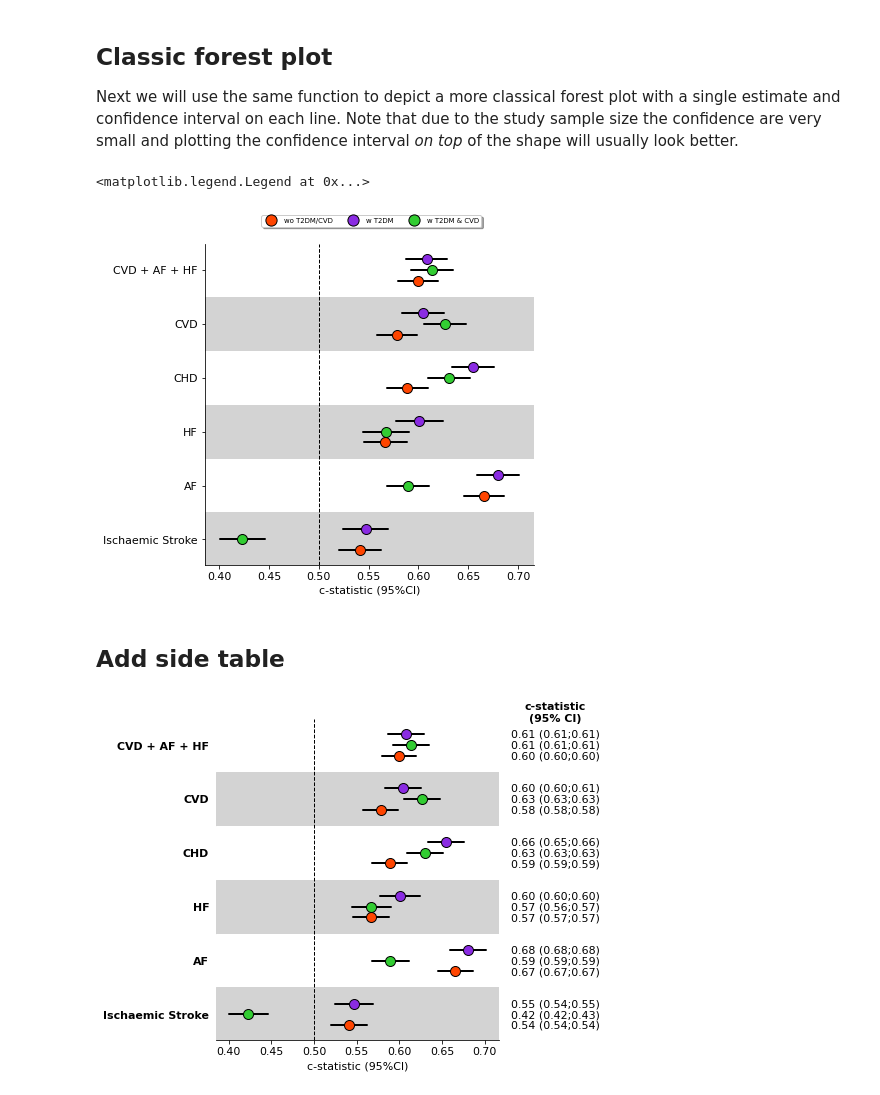
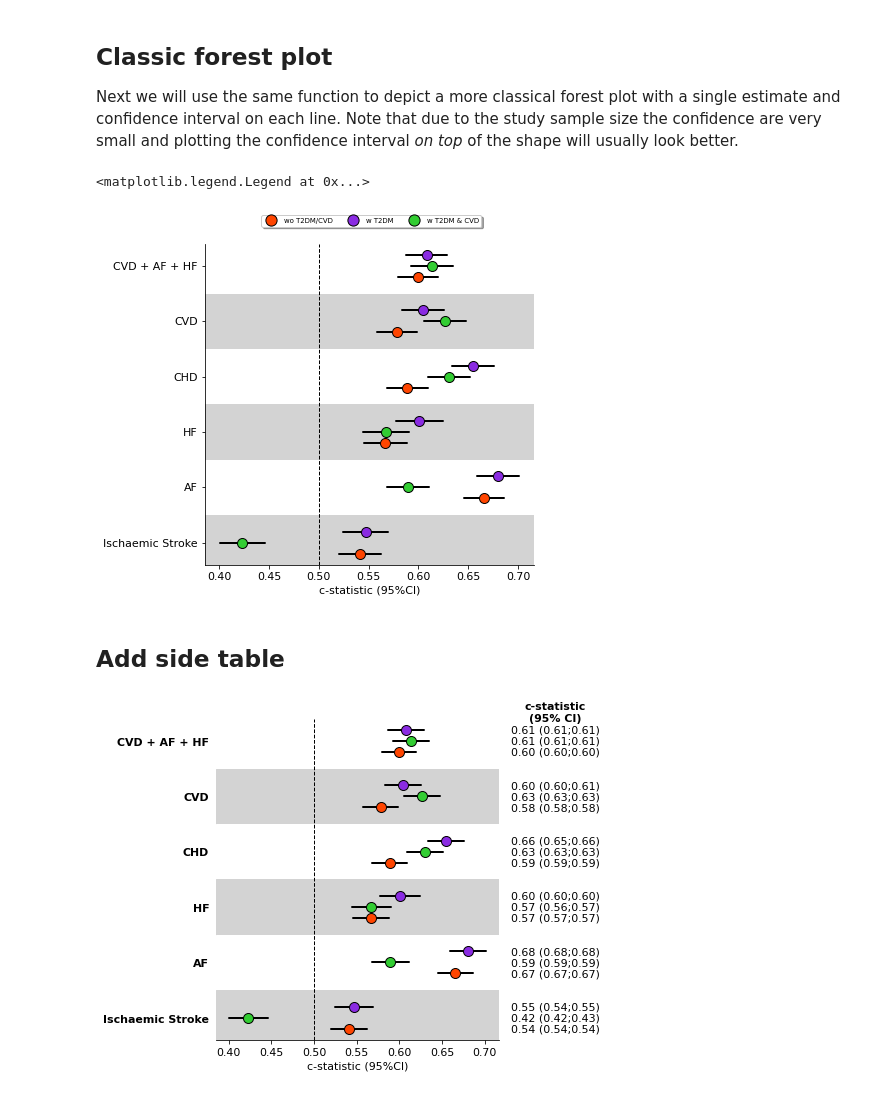
Before and after one commit to afschmidt/plot-misc, a Jupyter notebook: resources/examples/forestplot.ipynb, the cells around one changed output. Cells and saved outputs as stored; diff of their text form; code cells hidden in the pictures.

```diff
--- a/resources/examples/forestplot.ipynb
+++ b/resources/examples/forestplot.ipynb
@@ -26,7 +26,8 @@ combined.sort_values(['evaluated_outcome','subgroup_name'],  inplace=True)
 sort_dict = {'CVD + AF + HF': 0, 'CVD': 1, 'CHD': 2, 'Ischaemic Stroke': 5,
              'HF': 3, 'AF': 4}
 combined = forest._assign_distance(combined, group='evaluated_outcome', strata='model',
-                            sort_dict=sort_dict, between_pad=6)
+                            sort_dict=sort_dict, between_pad=6,
+                                )
 
 # add colours and shape
 combined['col'] = combined.subgroup_name.map(COL_DICT)
@@ -101,40 +105,40 @@ f, ax = plt.subplots(1, figsize=(15*CMTOINCH, 15*CMTOINCH))
 _, ax = forest.plot_forest(df=single, x_col='test_cstatistic', lb_col='test_cstatistic_lb',
                            ub_col='test_cstatistic_ub', s_col='shape', c_col='col', ci_colour='black',
                            g_col='evaluated_outcome', shape_size= 100, ci_lwd=2,
-                           ax=ax,
+                           ax=ax, ylim=(-1,57),
                            kwargs_scatter_dict={'edgecolors':'black'},
                            # plotting the confidence intervals behind the dots, and rounding the lines ends
                            kwargs_plot_ci_dict={'zorder':1, 'solid_capstyle':'round',
                                                'linestyle':'-'}
                           )
 
 # change format
 ax.spines['right'].set_visible(False)
 ax.spines['top'].set_visible(False)
 ax.set_xlabel('c-statistic (95%CI)', fontsize=11)
 ax.tick_params('both', labelsize=11)
 ax.axvline(0.5, linewidth=1, linestyle='--', c='black')
 #ax.set_xlim([0.55, 0.60])
 
 # legend
 COL_val = list(COL_DICT.values())
 COL_key = list(COL_DICT.keys())
 leg_handles = []
 
 for i in range(len(COL_key)):
     leg_handles = leg_handles +  [
         Line2D([0], [0], marker='o', color=COL_val[i],
                markersize=14, markeredgecolor='black', lw=0,
                label=COL_key[i]
               )
     ]
 
 ax.legend(handles=leg_handles , ncol=3, bbox_to_anchor=(0.85, 1.10),
           fancybox=True, shadow=True, fontsize='x-small', markerscale=0.8
          )
 # %% [output]
 <matplotlib.legend.Legend at 0x...>
-[figure, old version]
+[figure, new version]
 # %% [markdown]
 ## Add side table
 # %%
@@ -151,7 +155,7 @@ _, _ = forest.plot_forest(df=single, x_col='test_cstatistic',
                            ub_col='test_cstatistic_ub',
                            s_col='shape', c_col='col', ci_colour='black',
                            g_col='evaluated_outcome', shape_size= 100, ci_lwd=2,
-                           ax=ax[0],
+                           ax=ax[0], ylim=(-1, 57),
                            kwargs_scatter_dict={'edgecolors':'black'},
                            kwargs_plot_ci_dict={'zorder':1, 'solid_capstyle':'round',
                                                'linestyle':'-'}
@@ -175,7 +179,7 @@ _ = forest.plot_table(single, annoteheader='c-statistic\n(95% CI)',
                   negative_padding=1.2,
                   )
 # %% [output]
-[figure, old version]
+[figure, new version]
 # %%
 help(forest)
 # %% [output]
```
Also changed, not shown: parts of 2 cells of this notebook, 1 other file.
